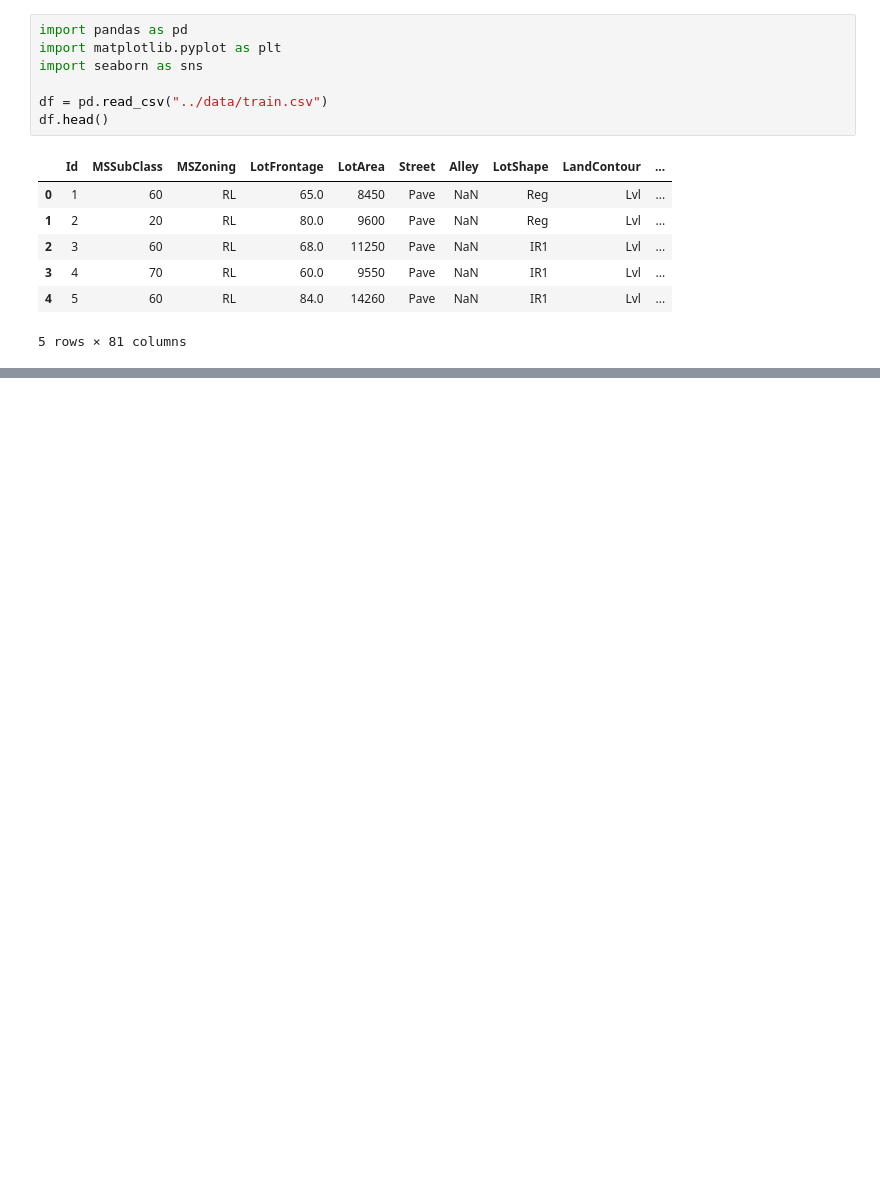
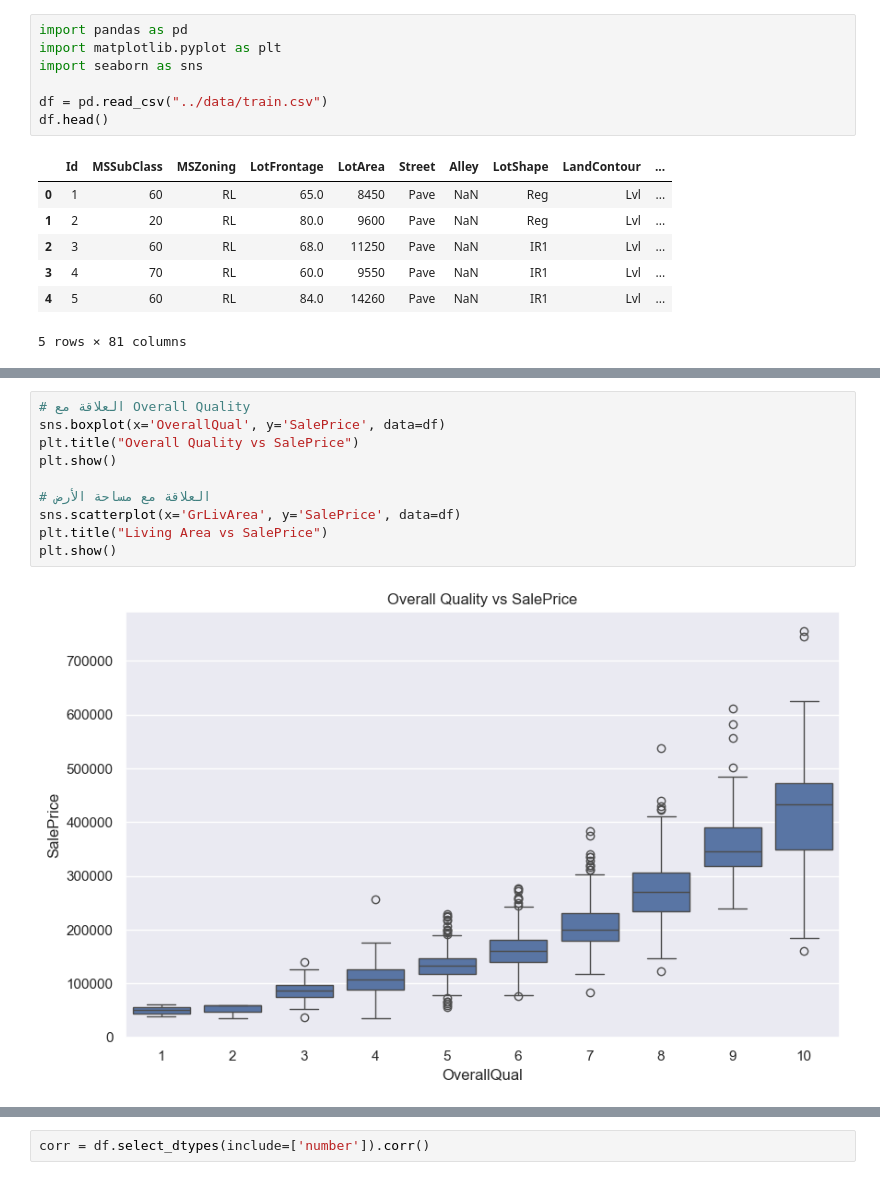
Before and after one commit to bambamivan/house-price-prediction, a Jupyter notebook: notebooks/house_price_model.ipynb, the cells around one changed output, grey strips where cells are left out. Drawn from its saved outputs; the diff is of its cells as text; blank space fills up the shorter version.

```diff
--- a/notebooks/house_price_model.ipynb
+++ b/notebooks/house_price_model.ipynb
@@ -15,0 +87,12 @@ df.head()
+# %%
+# العلاقة مع Overall Quality
+sns.boxplot(x='OverallQual', y='SalePrice', data=df)
+plt.title("Overall Quality vs SalePrice")
+plt.show()
+
+# العلاقة مع مساحة الأرض
+sns.scatterplot(x='GrLivArea', y='SalePrice', data=df)
+plt.title("Living Area vs SalePrice")
+plt.show()
+# %% [output]
+[figure, added]
@@ -15,0 +100,2 @@ df.head()
+# %%
+corr = df.select_dtypes(include=['number']).corr()
```
Also changed, not shown: parts of 20 cells of this notebook, 3 other files.
